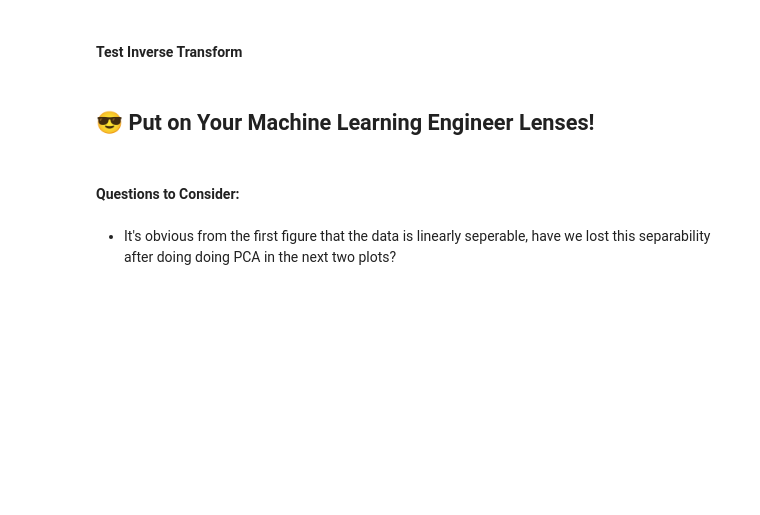
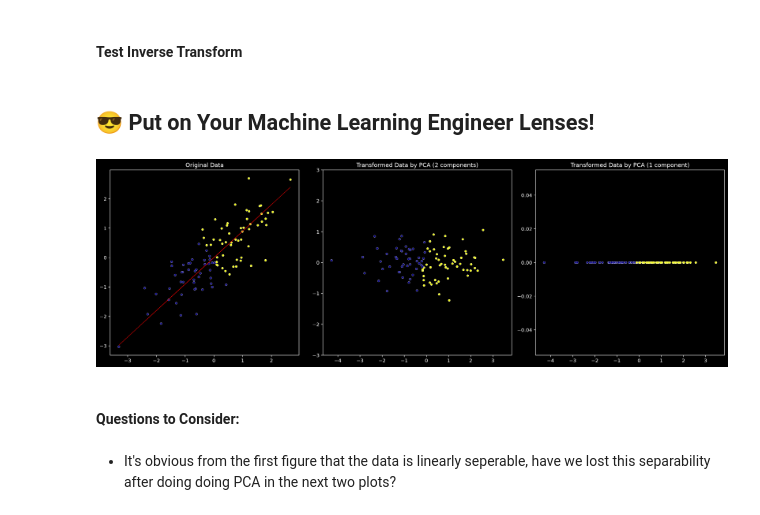
Before and after one commit to AFaseeh/pattern-recognition, a Jupyter notebook: kde-pca/PCA.ipynb, the cells around one changed output. Drawn from its saved outputs; the diff is of its cells as text; code cells hidden in the pictures; blank space fills up the shorter version.

```diff
--- a/kde-pca/PCA.ipynb
+++ b/kde-pca/PCA.ipynb
@@ -173,39 +178,41 @@ np.random.seed(40)
 Σ = [[1, 0.7], [0.7, 1]]  # Covariance matrix
 
 # TODO 1: Generate multivariate normal data with the parameters above using Numpy (100 samples)
-x_data = None
+x_data = np.random.multivariate_normal(μ, Σ, size=100)
 x1, x2 = x_data[:, 0], x_data[:, 1]
 y_data = ((x2 - (-1.5 * x1 + -0.1)) > 0) + 1
 corr_line = lambda x: 0.9 * x + 0                   # correlation line
 
 # TODO 2: Perform PCA with two components
-pca = None
+pca = PCA(new_dim=2)
 z_data = pca.fit_transform(x_data)
 
 # TODO 3: Perform PCA with one component
-pca = None
+pca = PCA(new_dim=1)
 z_data_1d = pca.fit_transform(x_data)
 
 # Create subplots
 plt.style.use('dark_background')
 fig, axs = plt.subplots(1, 3, figsize=(18, 6), dpi=200)
 
 # Plot original data and line
 axs[0].scatter(x_data[:, 0], x_data[:, 1], s=20, c=y_data, cmap='plasma', edgecolors='white', linewidths=0.3)
 axs[0].plot(x_data[:, 0], corr_line(x_data[:, 0]), color='red', linewidth=0.5)
 axs[0].set_title("Original Data")
 
 # Plot transformed data by PCA with 2 components
 axs[1].scatter(z_data[:, 0], z_data[:, 1], s=20, c=y_data, cmap='plasma', edgecolors='white', linewidths=0.3)
 axs[1].set_ylim(-3, 3)
 axs[1].set_title("Transformed Data by PCA (2 components)")
 
 # Plot transformed data by PCA with 1 component
 axs[2].scatter(z_data_1d, np.zeros_like(z_data_1d), s=20, c=y_data, cmap='plasma', edgecolors='white', linewidths=0.3)
 axs[2].set_title("Transformed Data by PCA (1 component)")
 
 plt.tight_layout()
 plt.show()
+# %% [output]
+[figure, added]
 # %% [markdown]
 #### Questions to Consider:
 # %% [markdown]
```
Also changed, not shown: parts of 7 cells of this notebook, 3 other files.
